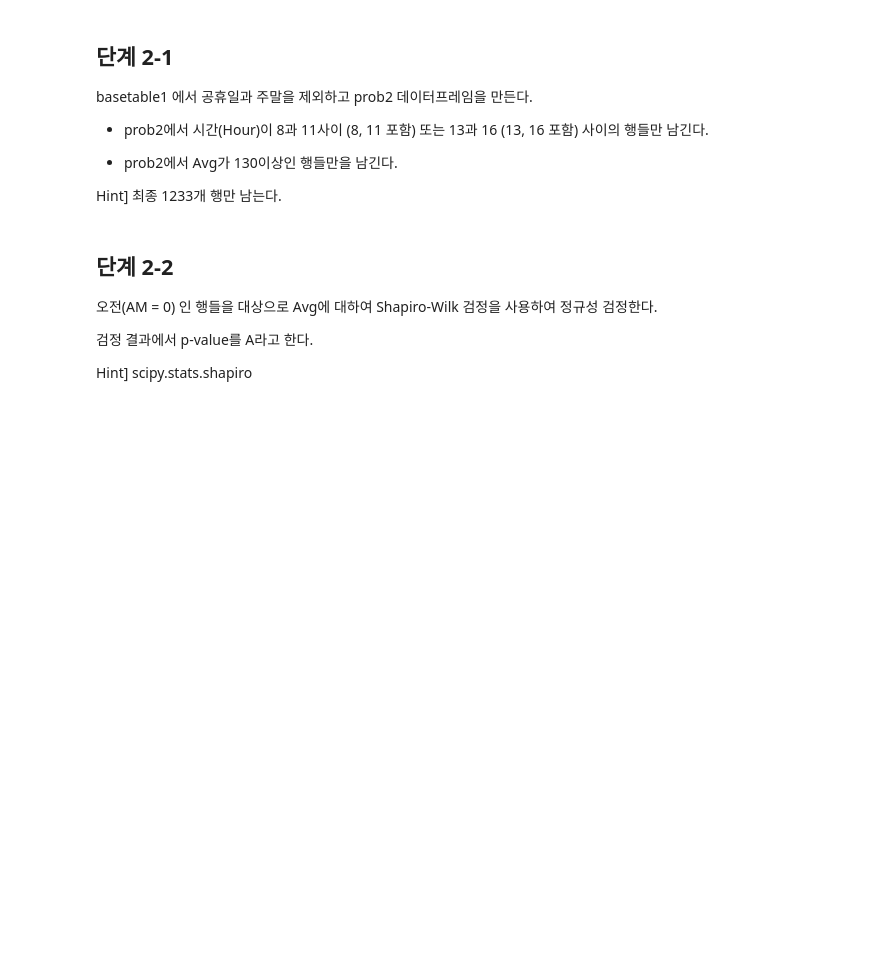
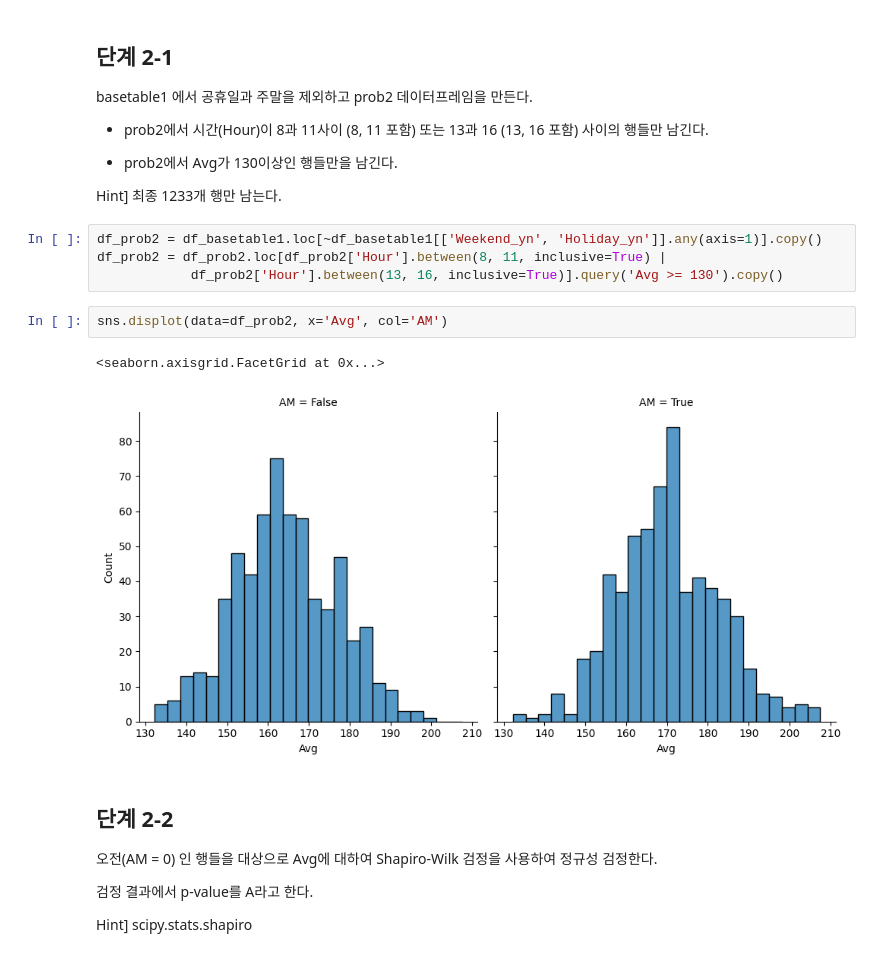
Before and after one commit to sunkusun9/DS_lv3_2304, a Jupyter notebook: sec_ds_lv3_prob3_by_PHJ_v1.1_prob.ipynb, the cells around one changed output. Drawn from its saved outputs; the diff is of its cells as text; blank space fills up the shorter version.

Commit message:
prob3

```diff
--- a/sec_ds_lv3_prob3_by_PHJ_v1.1_prob.ipynb
+++ b/sec_ds_lv3_prob3_by_PHJ_v1.1_prob.ipynb
@@ -319,6 +322,15 @@ basetable1 에서 공휴일과 주말을 제외하고 prob2 데이터프레임
 - prob2에서 Avg가 130이상인 행들만을 남긴다.
 
 Hint] 최종 1233개 행만 남는다.
+# %%
+df_prob2 = df_basetable1.loc[~df_basetable1[['Weekend_yn', 'Holiday_yn']].any(axis=1)].copy()
+df_prob2 = df_prob2.loc[df_prob2['Hour'].between(8, 11, inclusive=True) |
+            df_prob2['Hour'].between(13, 16, inclusive=True)].query('Avg >= 130').copy()
+# %%
+sns.displot(data=df_prob2, x='Avg', col='AM')
+# %% [output]
+<seaborn.axisgrid.FacetGrid at 0x...>
+[figure, added]
 # %% [markdown]
 ## 단계 2-2
 
```
Also changed, not shown: parts of 38 cells of this notebook.
